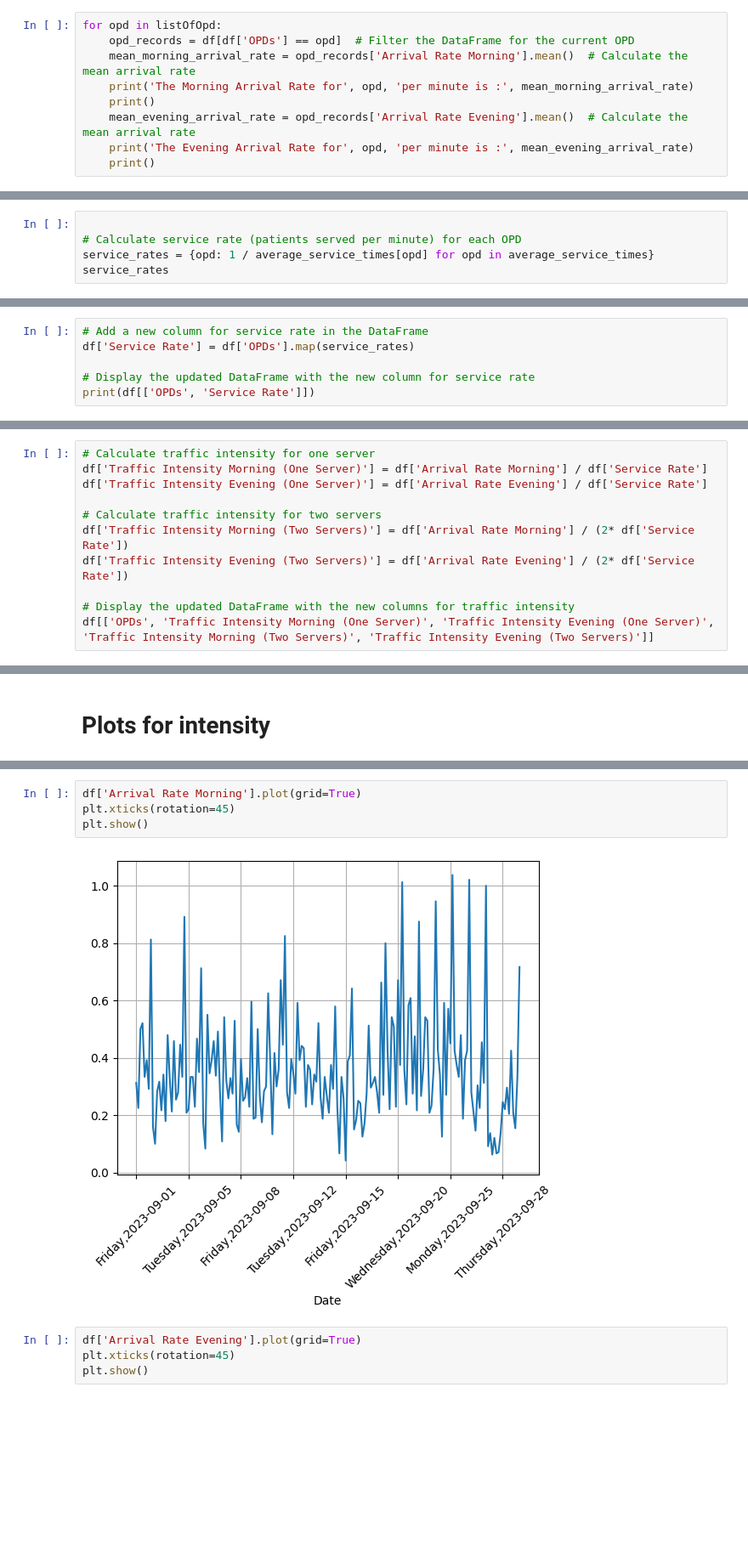
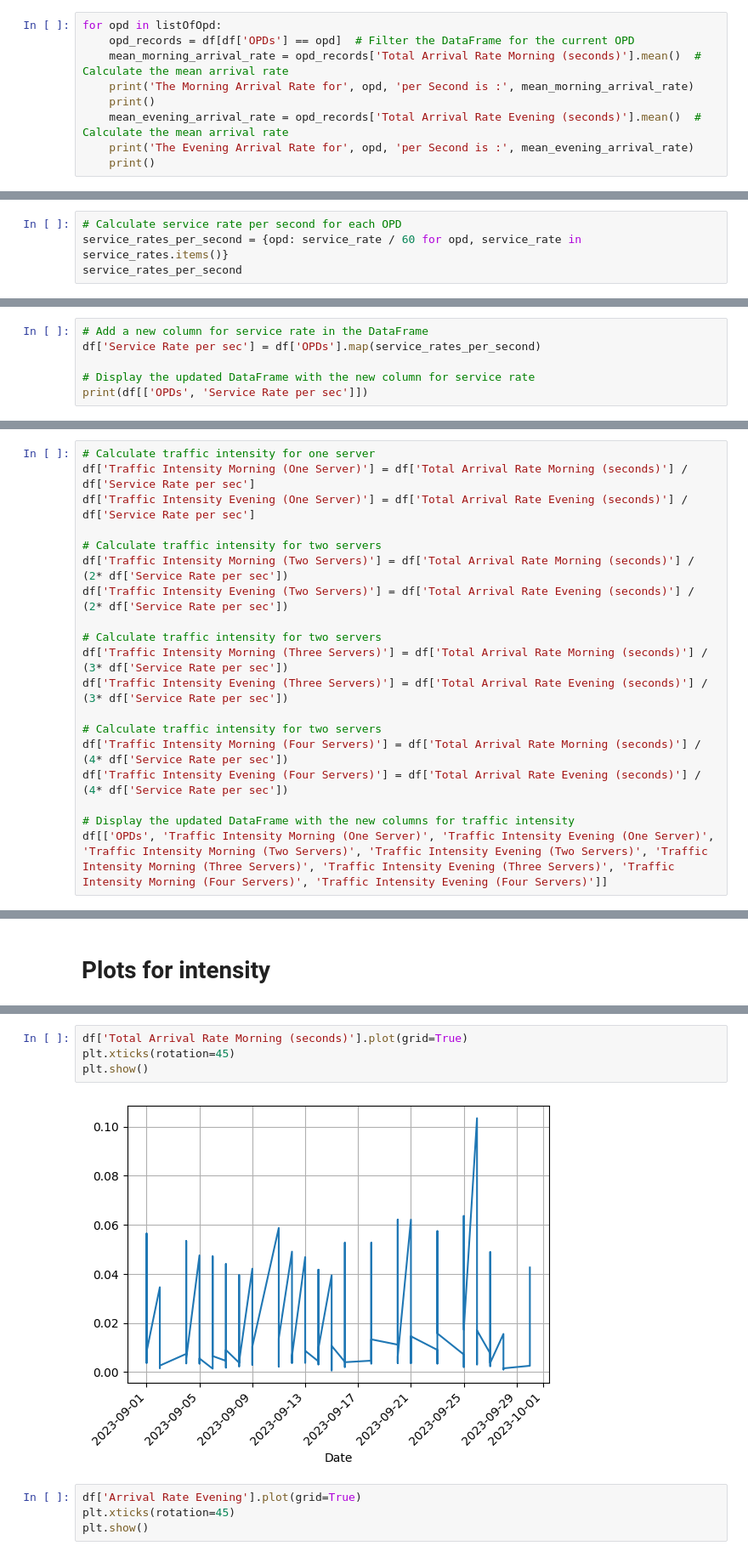
Before and after one commit to Himanshu-hub21/Queuing-Theory-Analytics-for-hospital, a Jupyter notebook: Code/Data_Processing.ipynb, the cells around one changed output, grey strips where cells are left out. Shown at 85% size. Drawn from its saved outputs; the diff is of its cells as text; blank space fills up the shorter version.

```diff
--- a/Code/Data_Processing.ipynb
+++ b/Code/Data_Processing.ipynb
@@ -356,10 +442,10 @@ listOfOpd
 # %%
 for opd in listOfOpd:
     opd_records = df[df['OPDs'] == opd]  # Filter the DataFrame for the current OPD
-    mean_morning_arrival_rate = opd_records['Arrival Rate Morning'].mean()  # Calculate the mean arrival rate
-    print('The Morning Arrival Rate for', opd, 'per minute is :', mean_morning_arrival_rate)
+    mean_morning_arrival_rate = opd_records['Total Arrival Rate Morning (seconds)'].mean()  # Calculate the mean arrival rate
+    print('The Morning Arrival Rate for', opd, 'per Second is :', mean_morning_arrival_rate)
     print()
-    mean_evening_arrival_rate = opd_records['Arrival Rate Evening'].mean()  # Calculate the mean arrival rate
-    print('The Evening Arrival Rate for', opd, 'per minute is :', mean_evening_arrival_rate)
+    mean_evening_arrival_rate = opd_records['Total Arrival Rate Evening (seconds)'].mean()  # Calculate the mean arrival rate
+    print('The Evening Arrival Rate for', opd, 'per Second is :', mean_evening_arrival_rate)
     print()
 # %% [output]
@@ -455,6 +543,5 @@ average_service_times
 # %%
-
-# Calculate service rate (patients served per minute) for each OPD
-service_rates = {opd: 1 / average_service_times[opd] for opd in average_service_times}
-service_rates
+# Calculate service rate per second for each OPD
+service_rates_per_second = {opd: service_rate / 60 for opd, service_rate in service_rates.items()}
+service_rates_per_second
 # %% [output]
@@ -505,8 +595,8 @@ ObGy: 6.00 patients/hour
 # Make a new column
 # %%
 # Add a new column for service rate in the DataFrame
-df['Service Rate'] = df['OPDs'].map(service_rates)
+df['Service Rate per sec'] = df['OPDs'].map(service_rates_per_second)
 
 # Display the updated DataFrame with the new column for service rate
-print(df[['OPDs', 'Service Rate']])
+print(df[['OPDs', 'Service Rate per sec']])
 # %% [output]
@@ -538,13 +858,21 @@ Index(['OPDs', 'Morning New', 'Morning Old', 'Morning Total', 'Evening  New',
       dtype='object')
 # %%
 # Calculate traffic intensity for one server
-df['Traffic Intensity Morning (One Server)'] = df['Arrival Rate Morning'] / df['Service Rate']
-df['Traffic Intensity Evening (One Server)'] = df['Arrival Rate Evening'] / df['Service Rate']
+df['Traffic Intensity Morning (One Server)'] = df['Total Arrival Rate Morning (seconds)'] / df['Service Rate per sec']
+df['Traffic Intensity Evening (One Server)'] = df['Total Arrival Rate Evening (seconds)'] / df['Service Rate per sec']
 
 # Calculate traffic intensity for two servers
-df['Traffic Intensity Morning (Two Servers)'] = df['Arrival Rate Morning'] / (2* df['Service Rate'])
-df['Traffic Intensity Evening (Two Servers)'] = df['Arrival Rate Evening'] / (2* df['Service Rate'])
+df['Traffic Intensity Morning (Two Servers)'] = df['Total Arrival Rate Morning (seconds)'] / (2* df['Service Rate per sec'])
+df['Traffic Intensity Evening (Two Servers)'] = df['Total Arrival Rate Evening (seconds)'] / (2* df['Service Rate per sec'])
+
+# Calculate traffic intensity for two servers
+df['Traffic Intensity Morning (Three Servers)'] = df['Total Arrival Rate Morning (seconds)'] / (3* df['Service Rate per sec'])
+df['Traffic Intensity Evening (Three Servers)'] = df['Total Arrival Rate Evening (seconds)'] / (3* df['Service Rate per sec'])
+
+# Calculate traffic intensity for two servers
+df['Traffic Intensity Morning (Four Servers)'] = df['Total Arrival Rate Morning (seconds)'] / (4* df['Service Rate per sec'])
+df['Traffic Intensity Evening (Four Servers)'] = df['Total Arrival Rate Evening (seconds)'] / (4* df['Service Rate per sec'])
 
 # Display the updated DataFrame with the new columns for traffic intensity
-df[['OPDs', 'Traffic Intensity Morning (One Server)', 'Traffic Intensity Evening (One Server)', 'Traffic Intensity Morning (Two Servers)', 'Traffic Intensity Evening (Two Servers)']]
+df[['OPDs', 'Traffic Intensity Morning (One Server)', 'Traffic Intensity Evening (One Server)', 'Traffic Intensity Morning (Two Servers)', 'Traffic Intensity Evening (Two Servers)', 'Traffic Intensity Morning (Three Servers)', 'Traffic Intensity Evening (Three Servers)', 'Traffic Intensity Morning (Four Servers)', 'Traffic Intensity Evening (Four Servers)']]
 # %% [output]
@@ -578,9 +931,9 @@ df.head(6)
 # %%
-df['Arrival Rate Morning'].plot(grid=True)
+df['Total Arrival Rate Morning (seconds)'].plot(grid=True)
 plt.xticks(rotation=45)
 plt.show()
 # %% [output]
-[figure, old version]
+[figure, new version]
 # %%
 df['Arrival Rate Evening'].plot(grid=True)
 plt.xticks(rotation=45)
```
Also changed, not shown: parts of 89 cells of this notebook.
